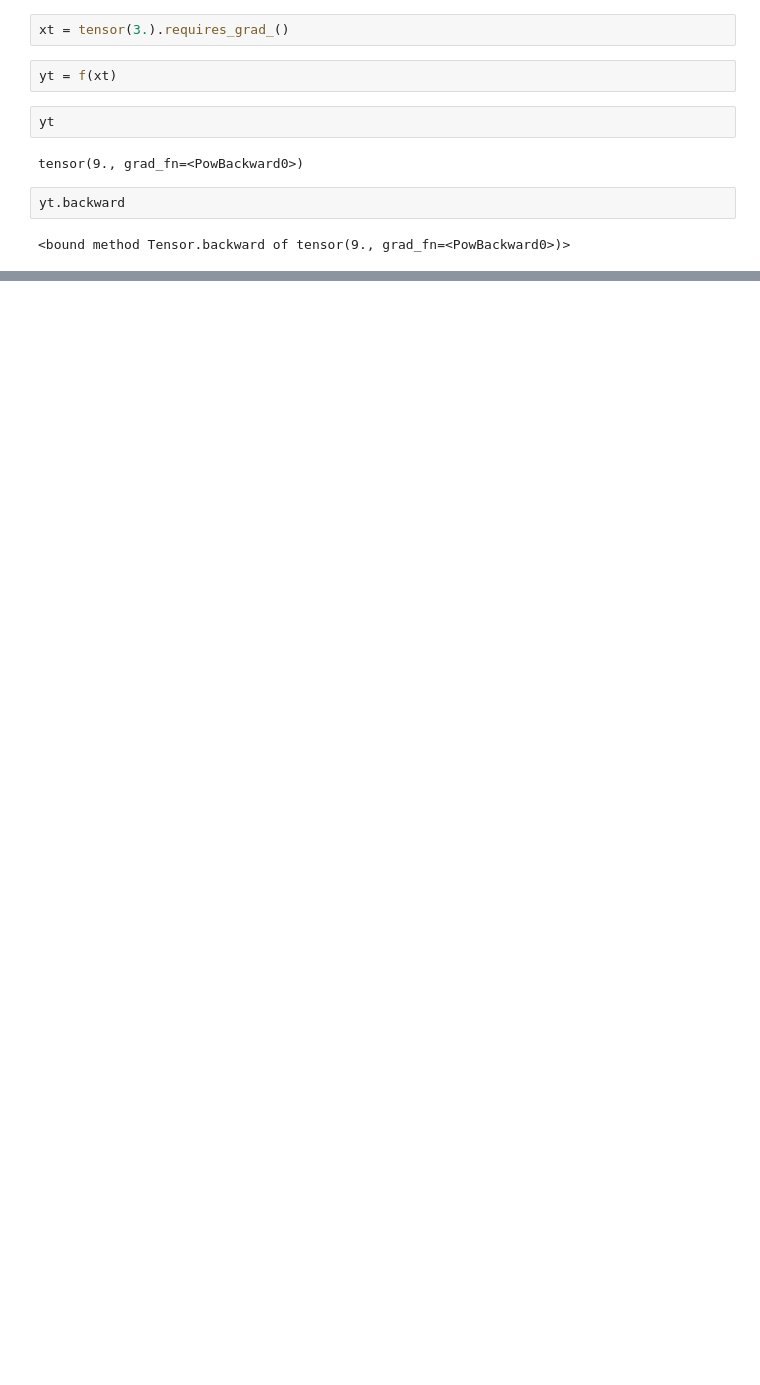
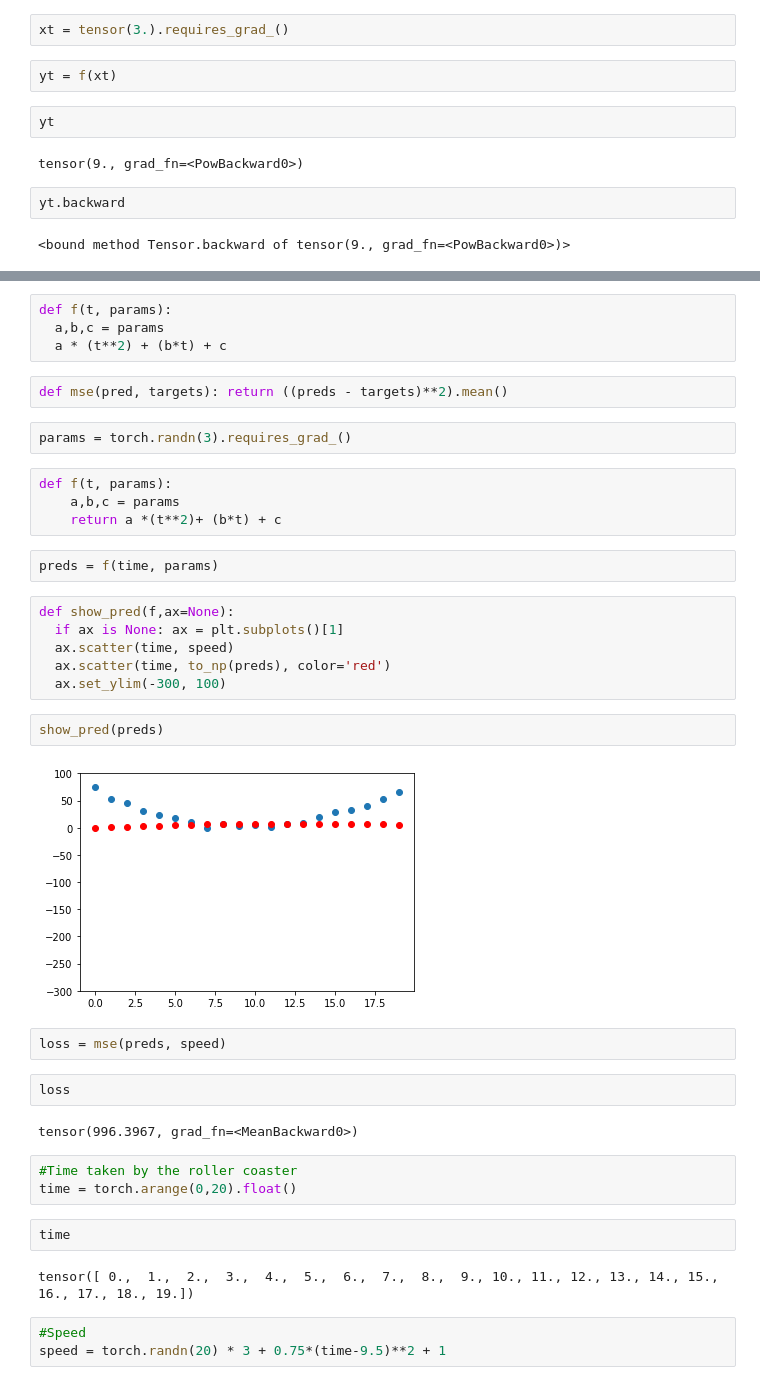
Before and after one commit to Reptilefury/coursera-machine-learning, a Jupyter notebook: FastAi.ipynb, the cells around one changed output, grey strips where cells are left out. Cells and saved outputs as stored; diff of their text form; blank space fills up the shorter version.

```diff
--- a/FastAi.ipynb
+++ b/FastAi.ipynb
@@ -703,0 +784,40 @@ yt.backward
+# %%
+def f(t, params):
+  a,b,c = params
+  a * (t**2) + (b*t) + c
+# %%
+def mse(pred, targets): return ((preds - targets)**2).mean()
+# %%
+params = torch.randn(3).requires_grad_()
+# %%
+def f(t, params):
+    a,b,c = params
+    return a *(t**2)+ (b*t) + c
+# %%
+preds = f(time, params)
+# %%
+def show_pred(f,ax=None):
+  if ax is None: ax = plt.subplots()[1]
+  ax.scatter(time, speed)
+  ax.scatter(time, to_np(preds), color='red')
+  ax.set_ylim(-300, 100)
+# %%
+show_pred(preds)
+# %% [output]
+[figure, added]
+# %%
+loss = mse(preds, speed)
+# %%
+loss
+# %% [output]
+tensor(996.3967, grad_fn=<MeanBackward0>)
+# %%
+#Time taken by the roller coaster
+time = torch.arange(0,20).float()
+# %%
+time
+# %% [output]
+tensor([ 0.,  1.,  2.,  3.,  4.,  5.,  6.,  7.,  8.,  9., 10., 11., 12., 13., 14., 15., 16., 17., 18., 19.])
+# %%
+#Speed
+speed = torch.randn(20) * 3 + 0.75*(time-9.5)**2 + 1
```
Also changed, not shown: parts of 43 cells of this notebook.
